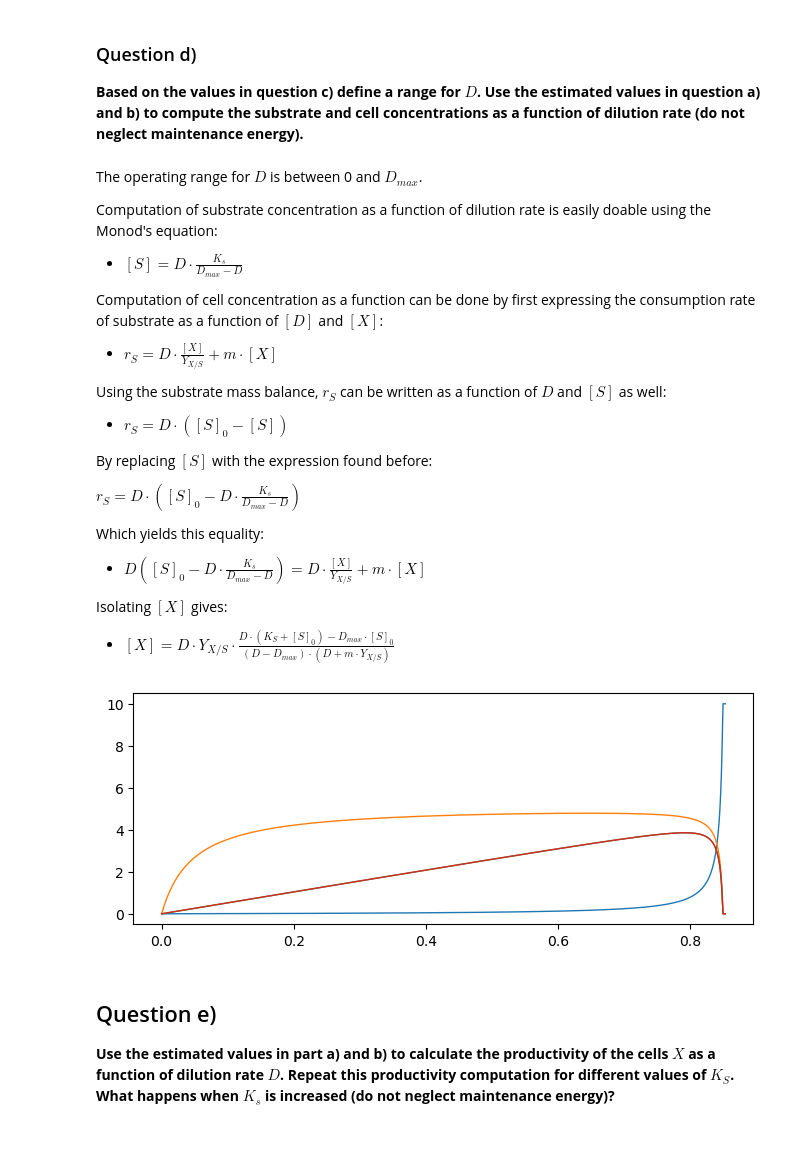
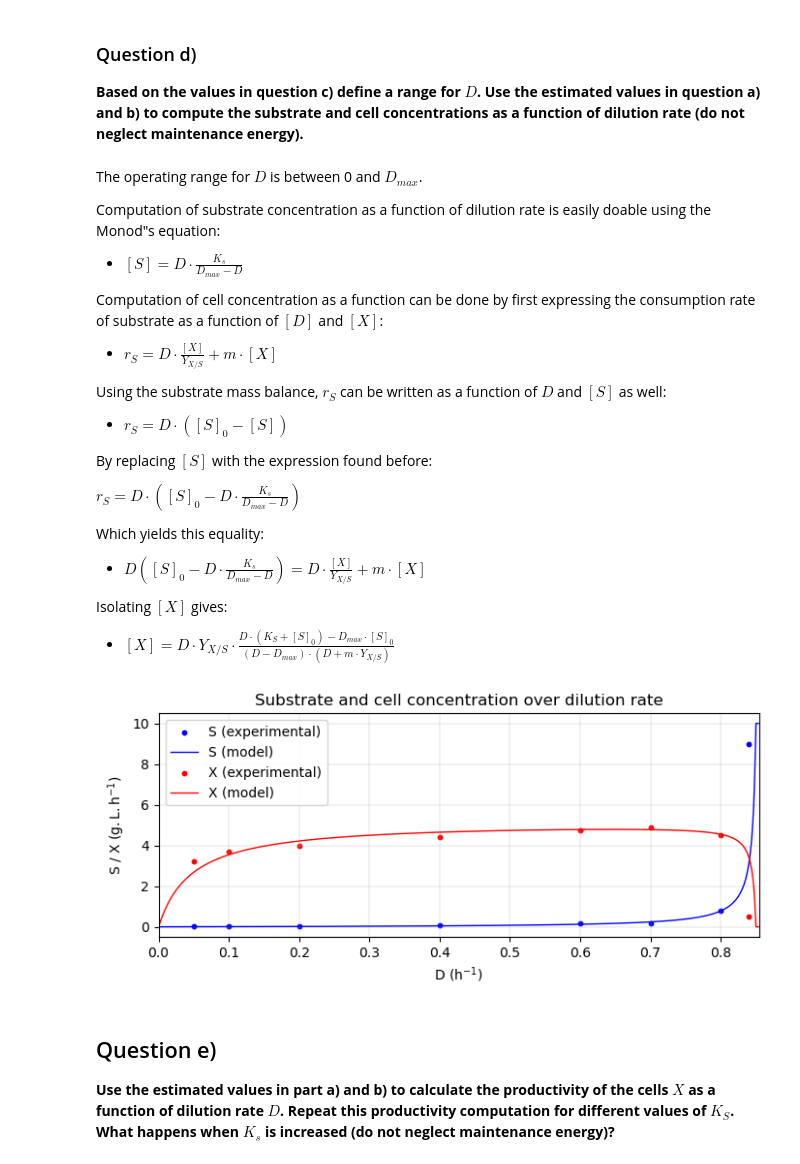
Before and after one commit to jonathanrsr/biochemical, a Jupyter notebook: Projects/2. Enzyme kinetics and microbial growth/Exercise 4.ipynb, the cells around one changed output. Cells and saved outputs as stored; diff of their text form; code cells hidden in the pictures.

```diff
--- a/Projects/2. Enzyme kinetics and microbial growth/Exercise 4.ipynb
+++ b/Projects/2. Enzyme kinetics and microbial growth/Exercise 4.ipynb
@@ -204,7 +253,7 @@ Dₒₚₜ = 0.79 h⁻¹
 # %% [markdown]
 The operating range for $D$ is between 0 and $D_{max}$.
 
-Computation of substrate concentration as a function of dilution rate is easily doable using the Monod's equation:
+Computation of substrate concentration as a function of dilution rate is easily doable using the Monod"s equation:
 
 * $[S] = D \cdot \frac{K_s}{D_{max} - D}$
 
@@ -227,19 +276,69 @@ Which yields this equality:
 Isolating $[X]$ gives:
 
 * $[X] = D \cdot Y_{X/S} \cdot \frac{D \cdot (K_S + [S]_0) - D_{max} \cdot [S]_0}{(D - D_{max}) \cdot (D + m \cdot Y_{X/S})}$
-# %%
-D_model = np.linspace(0, D_max, 1000)[:-1] # Last value ignored to prevent dividing by 0
-S_model = D_model*Ks/(D_max - D_model)
-X_model = (D_model*Y_XS*(D_model*(Ks + S0) - D_max*S0))/((D_model - D_max)*(D_model + m*Y_XS))
-rX_model = Y_XS*D_model*(S0 - D_model*Ks/(D_max - D_model))
-
-plt.plot(D_model, np.where(S_model <= S0, S_model, S0))
-plt.plot(D_model, np.where(X_model >= 0, X_model, 0))
-plt.plot(D_model, np.where(rX_model >= 0, rX_model, 0))
-plt.plot(D_model, np.where(D_model*X_model >= 0, rX_model, 0))
-plt.show()
-# %% [output]
-[figure, removed]
+# %%
+def calc_S(D, Ks, D_max):
+    """Calculate theoretical substrate concentration as a function of
+    dilution rate
+
+    Args:
+        D (numpy.ndarray): dilution rate
+        Ks (float): Michaelis-Menten constant
+        D_max (float): maximal dilution rate
+
+    Returns:
+        S (numpy.ndarray): substrate concentration
+    """
+    S = D*Ks/(D_max - D)
+
+    return np.where(S <= S0, S, S0)
+
+def calc_X(D, Ks, S0, D_max, Y_XS, m):
+    """Calculate theoretical cell concentration as a function of
+    dilution ratwe
+
+    Args:
+        D (numpy.ndarray): dilution rate
+        Ks (float): Michaelis-Menten constant
+        S0 (float): substrate concentration in the feed
+        D_max (float): maximal dilution rate
+        Y_XS (float): yield on substrate coefficient
+        m (float): maintenance energy
+
+    Returns:
+        X (numpy.ndarray): cell concentration
+    """
+    X = (D*Y_XS*(D*(Ks + S0) - D_max*S0))/((D - D_max)*(D + m*Y_XS))
+
+    return np.where(X >= 0, X, 0)
+
+D_model = np.linspace(0, D_max, 1000)[:-1] # Last value ignored to prevent dividing by 0
+S_model = calc_S(D_model, Ks, D_max)
+X_model = calc_X(D_model, Ks, S0, D_max, Y_XS, m)
+
+# Lines
+plt.scatter(D, S, color = 'blue', s = 10.0, label = 'S (experimental)')
+plt.plot(D_model, S_model, color = 'blue', label = 'S (model)')
+plt.scatter(D, X, color = 'red', s = 10.0, label = 'X (experimental)')
+plt.plot(D_model, X_model, color = 'red', label = 'X (model)')
+plt.grid(linewidth = 0.25)
+
+# Delimitations
+plt.xlim(0, D_max)
+
+# Annotations
+plt.xlabel(r"D ($\mathregular{h^{-1}}$)")
+plt.ylabel(r"S / X ($\mathregular{g.L.h^{-1}}$)")
+plt.legend()
+plt.title("Substrate and cell concentration over dilution rate")
+
+plt.show()
+
+# Saving plot in eps format
+# plt.savefig("Projects\\2. Enzyme kinetics and microbial growth\\Images
+# \\4.d.eps", format = "eps")
+# %% [output]
+[figure, added]
 # %% [markdown]
 ## Question e)
 
```
Also changed, not shown: parts of 10 cells of this notebook.
